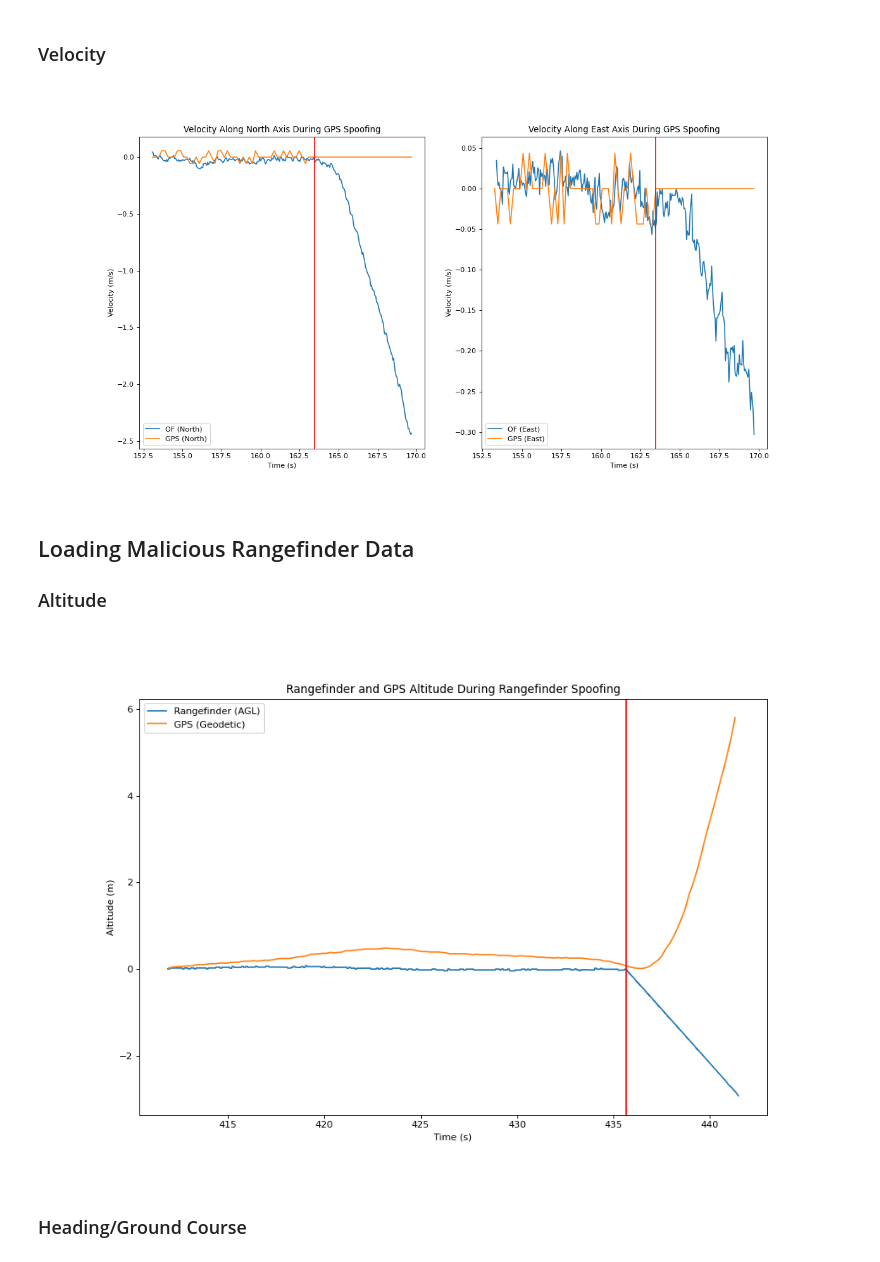
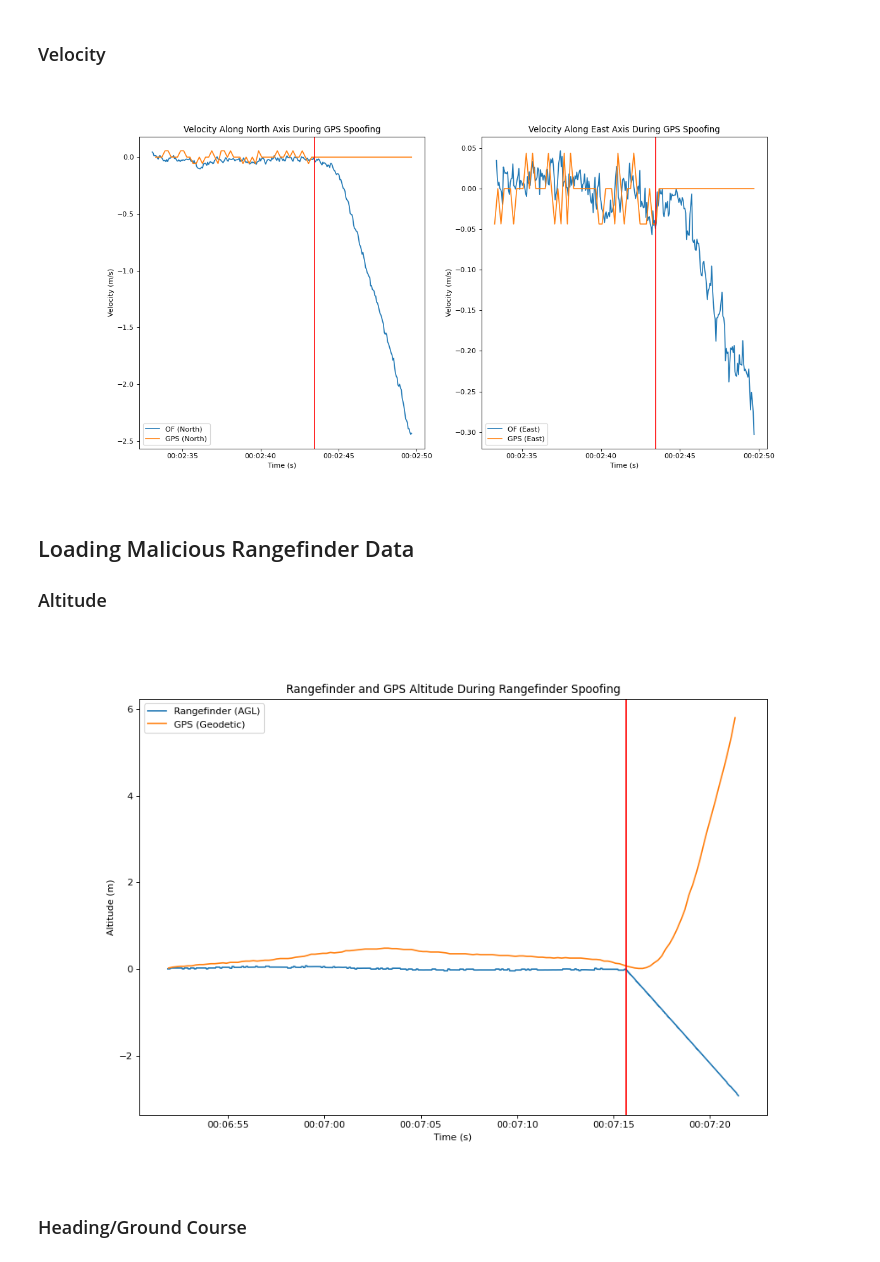
Before and after one commit to BaileySri/Practical-Software-Defense-for-GPS-Spoofing-on-a-Hobby-UAV-Offline, a Jupyter notebook: notebooks/1.0-bks-GPS.ipynb, the cells around one changed output. Drawn from its saved outputs; the diff is of its cells as text; code cells hidden in the pictures.

```diff
--- a/notebooks/1.0-bks-GPS.ipynb
+++ b/notebooks/1.0-bks-GPS.ipynb
@@ -124,19 +140,20 @@ for reading in range(len(gps_north)):
 gps_gc = pd.Series(gps_gc, name="GPS Ground Course")
 
 #Matching gyroscope to the optical flow update rate
-gyr_heading = trap_integrate(cUS.cUS / 1000000, cUS.gyrz).apply(degrees).cumsum() % 360
-gyr_gps_heading = signal_match_and_cumsum(cUS.cUS.reset_index(drop=True)/1000, change_in_signal(gyr_heading),
-                                          gpsMS.gpsMS[1:].reset_index(drop=True), change_in_signal(gps_gc))
+gyr_heading = trap_integrate(cUS.cUS.diff().dt.total_seconds().fillna(0).cumsum(), cUS.gyrz).apply(degrees).cumsum() % 360
+gyr_gps_heading = signal_match_and_cumsum(cUS.cUS.diff().dt.total_seconds().fillna(0).cumsum(), change_in_signal(gyr_heading),
+                                          gpsMS.gpsMS.diff().dt.total_seconds().fillna(0).cumsum(), gps_gc)
 gyr_gps_heading = pd.Series(gyr_gps_heading, name="Gyroscope Heading")
 gyr_gps_heading = (gyr_gps_heading-90)%360
 
 plt.figure(3, figsize=(12, 8), dpi=80)
 plt.subplot(1, 1, 1)
-plt.plot(gpsMS.gpsMS[1:], (gyr_gps_heading-170)%360, label="Gyroscope Heading")
-plt.plot(gpsMS.gpsMS[1:], (gps_gc-170)%360, label="GPS Ground Course")
+plt.plot(gpsMS.gpsMS, (gyr_gps_heading-170)%360, label="Gyroscope Heading")
+plt.plot(gpsMS.gpsMS, (gps_gc-170)%360, label="GPS Ground Course")
 plt.xlabel("Time (s)")
 plt.ylabel("Heading/Ground Course (degrees)")
 plt.title("Gyroscope Heading vs GPS Ground Course")
+ax.xaxis.set_major_formatter(dates.DateFormatter('%M:%S'))
 plt.legend()
 print("The Heading/Ground Course shown is shifted for visibility. The values shown are not the true Heading/Ground Course.")
 plt.show()
@@ -167,51 +184,57 @@ df.set_index("TimeUS",inplace=True)
 df = df.drop_duplicates()
 df.reset_index(inplace=True)
 
-#Get rid of duplicate rows
+#Get rid of duplicate rows and convert timestamps to datetime
 ofMS = df[df.ofMS.shift() != df.ofMS][["ofMS","frF","frR","brF","brR", "rf", "m00", "m10"]].reset_index()
+ofMS['ofMS'] = pd.to_datetime(ofMS['ofMS'], unit='ms')
 magUS = df[df.magUS.shift() != df.magUS][["magUS","magx","magy","magz"]].reset_index()
+magUS['magUS'] = pd.to_datetime(magUS['magUS'], unit='us')
 cUS = df[df.cUS.shift() != df.cUS][["cUS","gyrx","gyry","gyrz","CAN","CAE","CAD","rCAN","rCAE","rCAD", "CVN", "CVE", "CVD"]].reset_index()
+cUS['cUS'] = pd.to_datetime(cUS['cUS'], unit='us')
 gpsMS = df[df.gpsMS.shift() != df.gpsMS][["gpsMS","lat","lng","gpAlt", "m00", "m10"]].reset_index()
+gpsMS['gpsMS'] = pd.to_datetime(gpsMS['gpsMS'], unit='ms')
 
-attack_end = 169700000 #seconds
-attack_start = 163475940 #seconds
+attack_end = pd.to_datetime(169700000, unit='us')
+attack_start = pd.to_datetime(163475940, unit='us')
 # %% [markdown]
 ### Velocity
 # %%
 gps = geodetic2ned(gpsMS.lat, gpsMS.lng, gpsMS.gpAlt)
-gps_north = change_in_signal(gps.North)/(gpsMS.gpsMS.diff().mean()/1000)
-gps_east = change_in_signal(gps.East)/(gpsMS.gpsMS.diff().mean()/1000)
-gps_down = change_in_signal(gps.Down/100)/(gpsMS.gpsMS.diff().mean()/1000)
+gps_north = gps.North.diff().fillna(0)/(gpsMS.gpsMS.diff().dt.total_seconds())
+gps_east = gps.East.diff().fillna(0)/(gpsMS.gpsMS.diff().dt.total_seconds())
+gps_down = gps.Down.diff().fillna(0)/100/(gpsMS.gpsMS.diff().dt.total_seconds())
 # %%
 #Convert optical flow and rangefinder to OF Velocity in body frame
 of_vel_bf = pd.DataFrame(data={"OF Forward":(ofMS.frF - ofMS.brF) * ofMS.rf/100,
                                "OF Right":(ofMS.frR - ofMS.brR) * ofMS.rf/100})
 
 earth_frame = body_to_earth2D(of_vel_bf["OF Forward"], of_vel_bf["OF Right"], ofMS.m00, ofMS.m10)
 
 lpf_E = -low_pass_filter(earth_frame.East, alpha=0.2)
 lpf_N = low_pass_filter(earth_frame.North, alpha=0.2)
 
 plt.figure(4, figsize=(16, 8), dpi=80)
 plt.subplot(1, 2, 1)
-plt.plot(ofMS.ofMS[:(ofMS.ofMS < attack_end/1000).sum()]/1000, lpf_N[:(ofMS.ofMS < attack_end/1000).sum()]-lpf_N[10], label="OF (North)")
-plt.plot(gpsMS.gpsMS[:(gpsMS.gpsMS < attack_end/1000).sum()]/1000, gps_north[:(gpsMS.gpsMS < attack_end/1000).sum()], label="GPS (North)")
-plt.axvline(attack_start/1000000, color='r')
+plt.plot(ofMS.ofMS[:(ofMS.ofMS < attack_end).sum()], lpf_N[:(ofMS.ofMS < attack_end).sum()]-lpf_N[10], label="OF (North)")
+plt.plot(gpsMS.gpsMS[:(gpsMS.gpsMS < attack_end).sum()], gps_north[:(gpsMS.gpsMS < attack_end).sum()], label="GPS (North)")
+plt.axvline(attack_start, color='r')
 plt.xlabel("Time (s)")
 plt.ylabel("Velocity (m/s)")
 plt.title("Velocity Along North Axis During GPS Spoofing")
+ax.xaxis.set_major_formatter(dates.DateFormatter('%M:%S'))
 plt.legend(loc='lower left')
 plt.subplot(1, 2, 2)
-plt.plot(ofMS.ofMS[6:(ofMS.ofMS < attack_end/1000).sum()]/1000, lpf_E[6:(ofMS.ofMS < attack_end/1000).sum()]-lpf_E[10], label="OF (East)")
-plt.plot(gpsMS.gpsMS[1:(gpsMS.gpsMS < attack_end/1000).sum()]/1000, gps_east[1:(gpsMS.gpsMS < attack_end/1000).sum()], label="GPS (East)")
-plt.axvline(attack_start/1000000, color='r')
+plt.plot(ofMS.ofMS[6:(ofMS.ofMS < attack_end).sum()], lpf_E[6:(ofMS.ofMS < attack_end).sum()]-lpf_E[10], label="OF (East)")
+plt.plot(gpsMS.gpsMS[1:(gpsMS.gpsMS < attack_end).sum()], gps_east[1:(gpsMS.gpsMS < attack_end).sum()], label="GPS (East)")
+plt.axvline(attack_start, color='r')
 plt.xlabel("Time (s)")
 plt.ylabel("Velocity (m/s)")
 plt.title("Velocity Along East Axis During GPS Spoofing")
+ax.xaxis.set_major_formatter(dates.DateFormatter('%M:%S'))
 plt.legend(loc='lower left')
 plt.show()
 # %% [output]
-[figure, old version]
+[figure, new version]
 # %% [markdown]
 ## Loading Malicious Rangefinder Data
 ### Altitude
@@ -244,6 +268,7 @@ attack_start = 435647900 #microseconds
 # %%
 #Rangefinder
 rfMS = df[df.rfMS.shift() != df.rfMS][["rfMS","rf","m22"]].reset_index(drop=True)
+rfMS['rfMS'] = pd.to_datetime(rfMS['rfMS'], unit='ms')
 tilt_compensated_rf = []
 for reading in range(len(rfMS)):
     tilt_compensated_rf.append(max(rfMS.m22[reading], 0.707) * rfMS.rf[reading])
@@ -255,15 +280,15 @@ gps_alt = change_in_signal(gpsMS.gpAlt/100)
 
 plt.figure(5, figsize=(12, 8), dpi=80)
 plt.subplot(1, 1, 1)
-plt.plot(rfMS.rfMS/1000, rf_alt-rf_alt[0], label="Rangefinder (AGL)")
-plt.plot(gpsMS.gpsMS[1:]/1000, gps_alt.cumsum(), label="GPS (Geodetic)")
+plt.plot(rfMS.rfMS, rf_alt-rf_alt[0], label="Rangefinder (AGL)")
+plt.plot(gpsMS.gpsMS[1:], gps_alt.cumsum(), label="GPS (Geodetic)")
 plt.xlabel("Time (s)")
 plt.ylabel("Altitude (m)")
 plt.title("Rangefinder and GPS Altitude During Rangefinder Spoofing")
-plt.axvline(attack_start/1000000, color='r')
+plt.axvline(attack_start, color='r')
 plt.legend()
 plt.show()
 # %% [output]
-[figure, old version]
+[figure, new version]
 # %% [markdown]
 ### Heading/Ground Course
```
Also changed, not shown: parts of 7 cells of this notebook.
